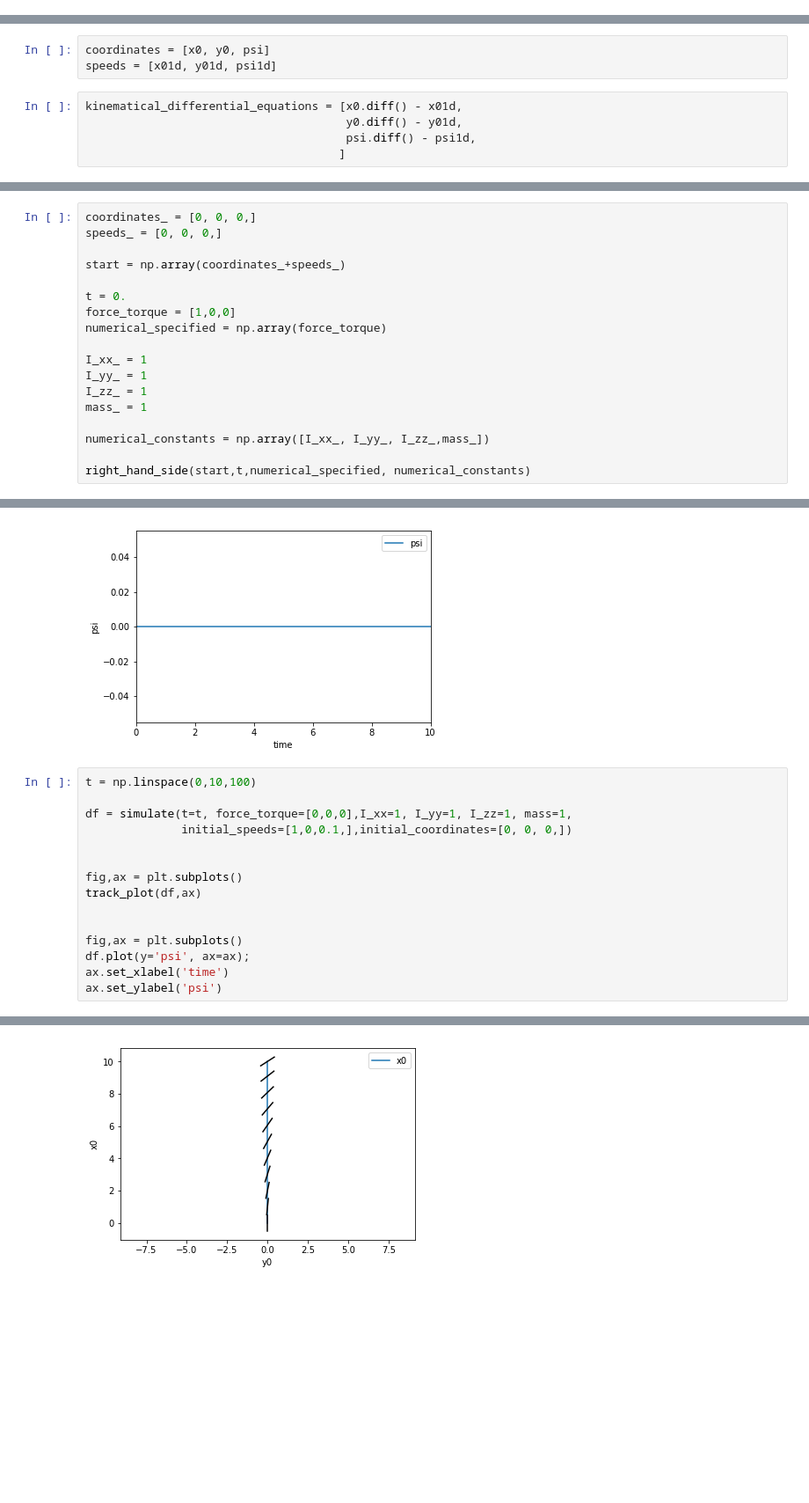
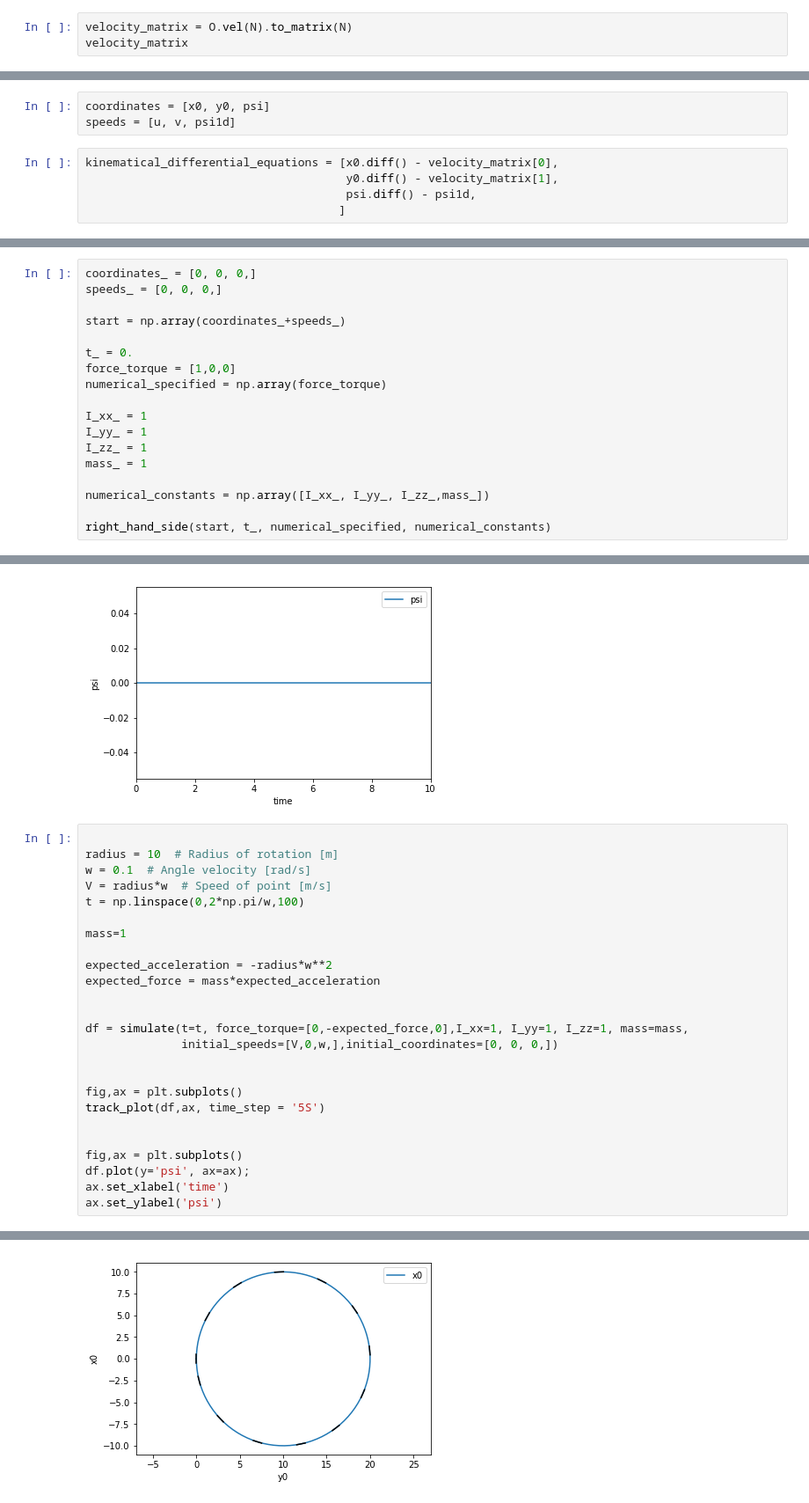
Before and after one commit to martinlarsalbert/motion-to-acceleration, a Jupyter notebook: rigid_body_3DOF.ipynb, the cells around one changed output, grey strips where cells are left out. Shown at 88% size. Drawn from its saved outputs; the diff is of its cells as text; blank space fills up the shorter version.

Commit message:
Manged to get the 3DOF model to simulate a circle! :D

```diff
--- a/rigid_body_3DOF.ipynb
+++ b/rigid_body_3DOF.ipynb
@@ -50,0 +62,3 @@ $\displaystyle x01d\mathbf{\hat{n}_x} + y01d\mathbf{\hat{n}_y}$
+# %%
+velocity_matrix = O.vel(N).to_matrix(N)
+velocity_matrix
@@ -90,9 +111,9 @@ torque = (S, torque_vector)
 ## Equations of Motion
 # %%
 coordinates = [x0, y0, psi]
-speeds = [x01d, y01d, psi1d]
+speeds = [u, v, psi1d]
 # %%
-kinematical_differential_equations = [x0.diff() - x01d,
-                                      y0.diff() - y01d,
+kinematical_differential_equations = [x0.diff() - velocity_matrix[0],
+                                      y0.diff() - velocity_matrix[1],
                                       psi.diff() - psi1d,
                                      ]
@@ -120,7 +147,7 @@ speeds_ = [0, 0, 0,]
 
 start = np.array(coordinates_+speeds_)
 
-t = 0.
+t_ = 0.
 force_torque = [1,0,0]
 numerical_specified = np.array(force_torque)
 
@@ -131,7 +158,7 @@ mass_ = 1
 
 numerical_constants = np.array([I_xx_, I_yy_, I_zz_,mass_])
 
-right_hand_side(start,t,numerical_specified, numerical_constants)
+right_hand_side(start, t_, numerical_specified, numerical_constants)
 # %% [output]
 array([0., 0., 0., 1., 0., 0.])
 # %%
@@ -214,20 +241,30 @@ Text(0, 0.5, 'psi')
 [figure]
 [figure]
 # %%
-t = np.linspace(0,10,100)
 
-df = simulate(t=t, force_torque=[0,0,0],I_xx=1, I_yy=1, I_zz=1, mass=1,
-              initial_speeds=[1,0,0.1,],initial_coordinates=[0, 0, 0,])
+radius = 10  # Radius of rotation [m]
+w = 0.1  # Angle velocity [rad/s]
+V = radius*w  # Speed of point [m/s]
+t = np.linspace(0,2*np.pi/w,100)
+
+mass=1
+
+expected_acceleration = -radius*w**2
+expected_force = mass*expected_acceleration
+
+
+df = simulate(t=t, force_torque=[0,-expected_force,0],I_xx=1, I_yy=1, I_zz=1, mass=mass,
+              initial_speeds=[V,0,w,],initial_coordinates=[0, 0, 0,])
 
 
 fig,ax = plt.subplots()
-track_plot(df,ax)
+track_plot(df,ax, time_step = '5S')
 
 
 fig,ax = plt.subplots()
 df.plot(y='psi', ax=ax);
 ax.set_xlabel('time')
 ax.set_ylabel('psi')
 # %% [output]
 Text(0, 0.5, 'psi')
-[figure, old version]
+[figure, new version]
```
Also changed, not shown: parts of 9 cells of this notebook.
